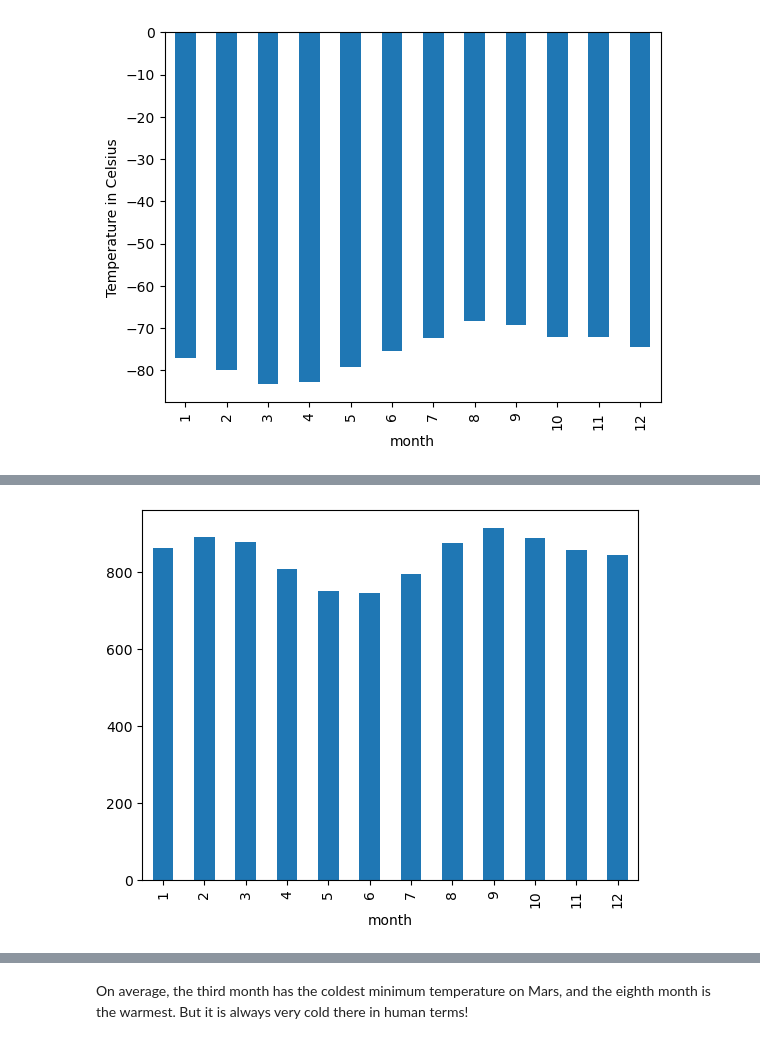
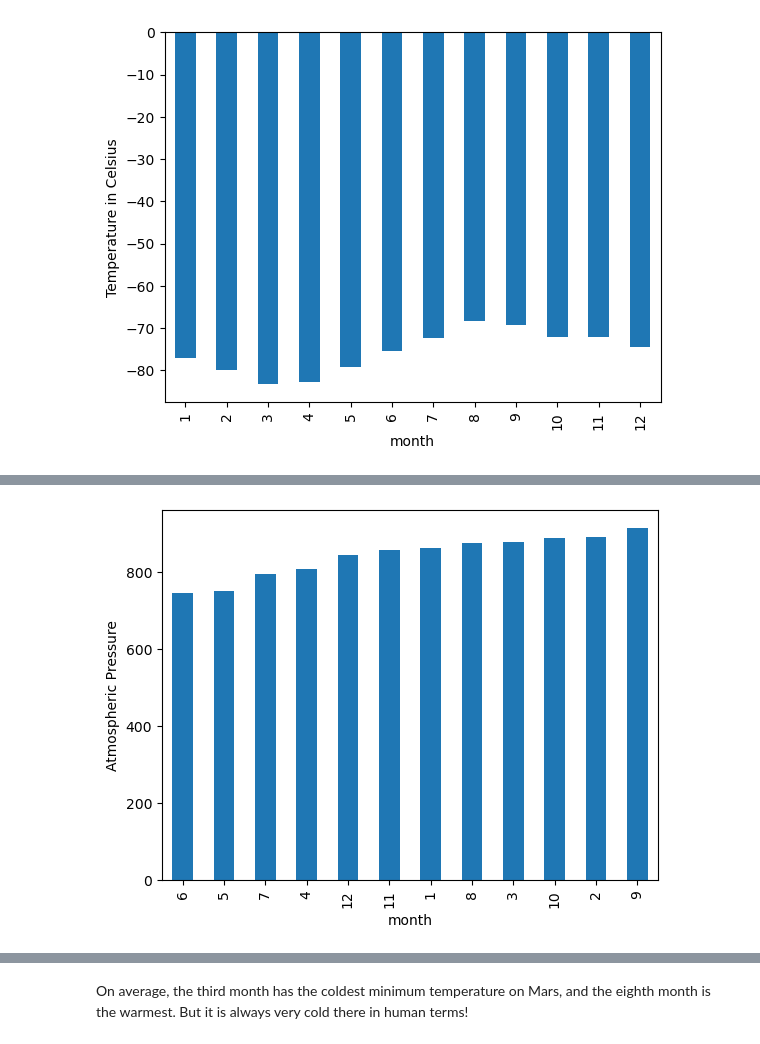
Before and after one commit to audbarrett/data_collection-challenge, a Jupyter notebook: MarsWeather/part_2_mars_weather.ipynb, the cells around one changed output, grey strips where cells are left out. Drawn from its saved outputs; the diff is of its cells as text; code cells hidden in the pictures.

```diff
--- a/MarsWeather/part_2_mars_weather.ipynb
+++ b/MarsWeather/part_2_mars_weather.ipynb
@@ -228,9 +240,10 @@ memory usage: 192.0 bytes
 # %%
 # Plot the average pressure by month
-avg_pressure.plot(kind='bar')
+avg_pressure_sorted = avg_pressure.sort_values(ascending=True)
+avg_pressure_sorted.plot(kind='bar')
 plt.ylabel('Atmospheric Pressure')
 plt.show()
 # %% [output]
-[figure, old version]
+[figure, new version]
 # %%
 # 5. How many terrestrial (earth) days are there in a Martian year?
```
Also changed, not shown: parts of 5 cells of this notebook, 2 other files.
